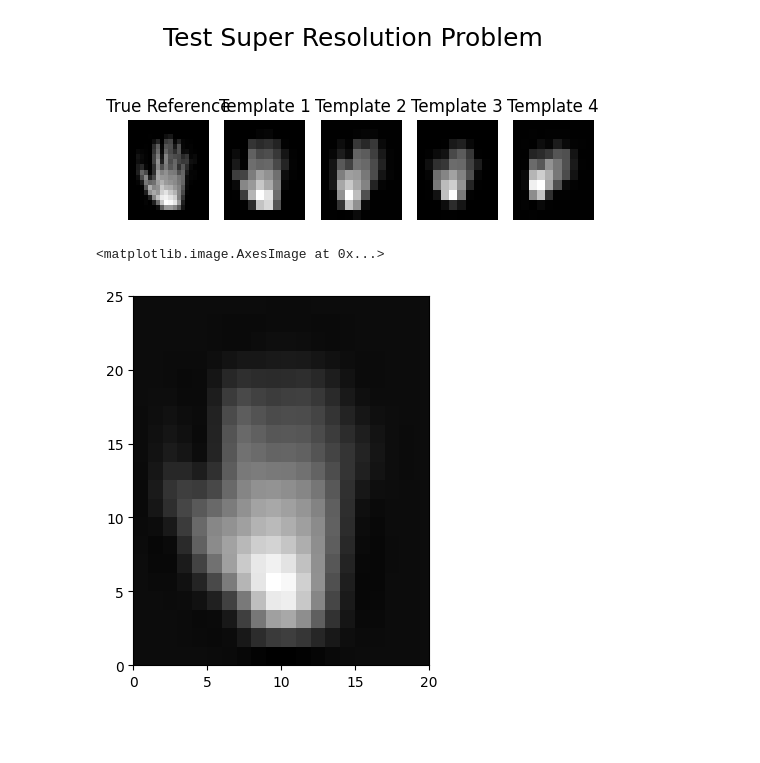
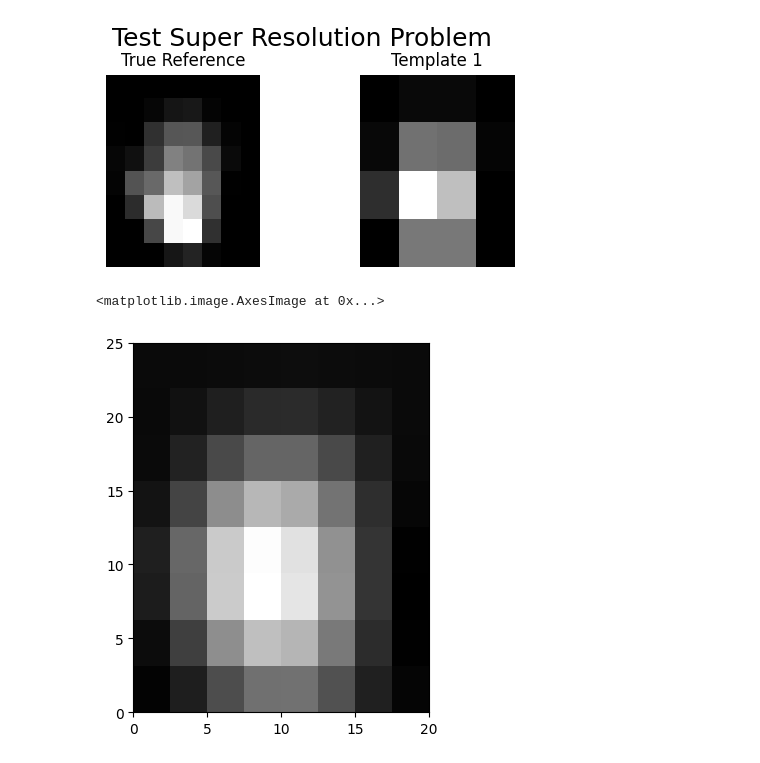
Before and after one commit to wdwatson2/ImgRegPytorchProject, a Jupyter notebook: scripts/test_InexactCG.ipynb, the cells around one changed output. Saved outputs shown, nothing was run; the diff lists cells and outputs as text; code cells hidden in the pictures; blank space fills up the shorter version.

```diff
--- a/scripts/test_InexactCG.ipynb
+++ b/scripts/test_InexactCG.ipynb
@@ -50,10 +50,10 @@ def show_reference_and_templates(R, T):
     plt.tight_layout()  # Adjust subplots to fit into the figure area nicely
     plt.show()
 # %%
-m = 20
+m = 8
 factor = 2
 theta = 0
-n_images = 4
+n_images = 1
 
 domain_R = Domain(torch.tensor((0, 20, 0, 25)), torch.tensor((m, m)))
 domain_R.m.detach()
@@ -70,34 +70,34 @@ def randomAffines(reference, n):
     affines = [getRandomAffine(rotation_range=(0,45),seed=_+2) for _ in range(n-1)]
     templates = [down_sample(reference(xc).reshape(m, m), factor)]
     for aff in affines:
         affine = Affine2d()
         affine.A = torch.nn.Parameter(aff[0].to(torch.float64))
         affine.b = torch.nn.Parameter(aff[1].to(torch.float64))
         templates.append(down_sample(reference(affine(xc)).reshape(m, m), factor))
     return torch.stack(templates)
 
 T = randomAffines(Rimg, len(times))
 
 #show_reference_and_templates(R, T)
 
 fig, ax = plt.subplots(1, n_images + 1, figsize = (6,2.5))
 
 [a.axis('off') for a in ax]
 
 plt.sca(ax[0])
 view_image_2d(R, domain_R)
 plt.title("True Reference")
 
 for i in range(n_images):
     plt.sca(ax[i+1])
     view_image_2d(T[i].detach(), domain_T)
     plt.title("Template {}".format(i+1))
 
 plt.suptitle("Test Super Resolution Problem", fontsize=18, y=1.07)
 
 plt.show()
 # %% [output]
-[figure, old version]
+[figure, new version]
 # %%
 def L_forward(f):
     reference = f.reshape(*domain_R.m)
@@ -123,7 +123,7 @@ b = torch.hstack([d * torch.sqrt(torch.prod(domain_T.h)), torch.zeros_like(L @ f
 view_image_2d(f0_interp, domain_R)
 # %% [output]
 <matplotlib.image.AxesImage at 0x...>
-[figure, old version]
+[figure, new version]
 # %%
 xc_2d = domain_R.getCellCenteredGrid()
 xc = xc_2d.reshape(torch.prod(domain_R.m).item(),2).detach()
```
Also changed, not shown: parts of 6 cells of this notebook, 9 other files.
